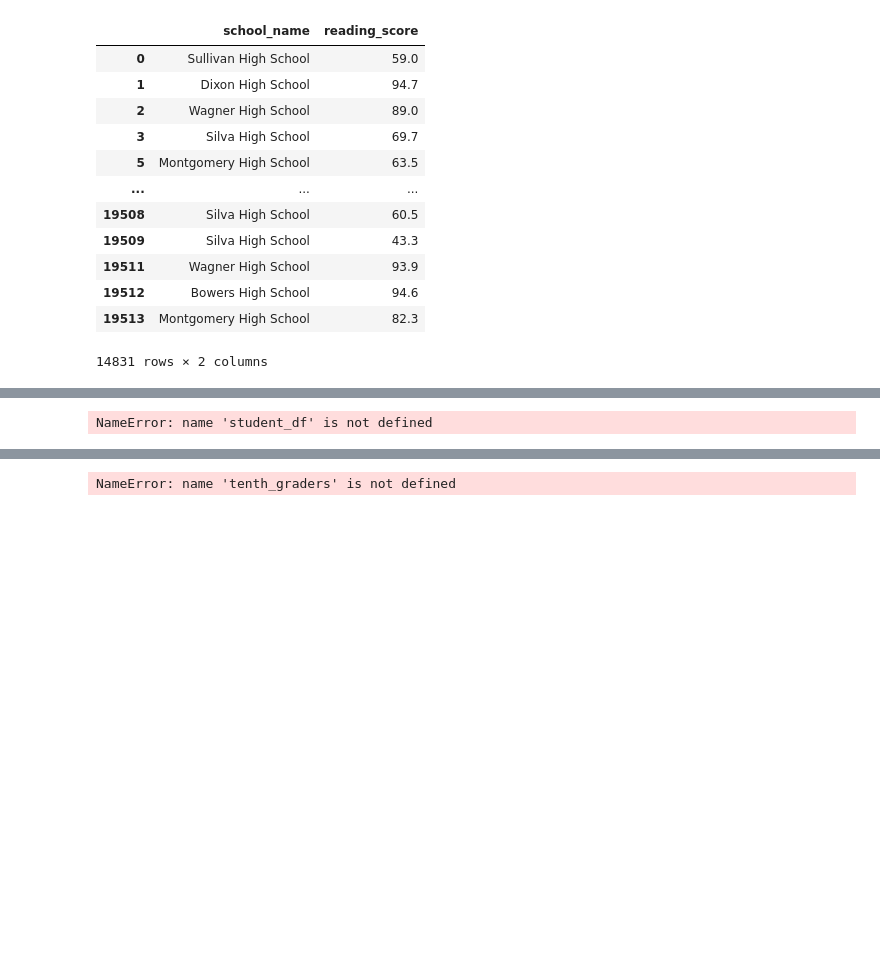
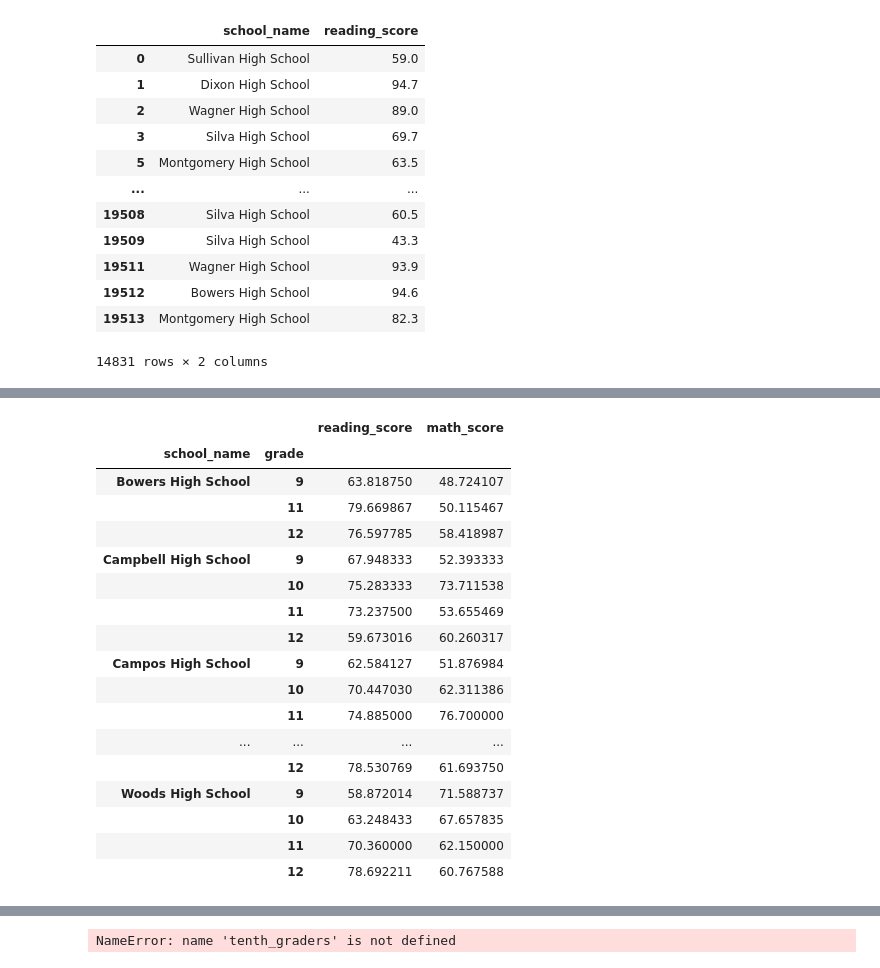
Before and after one commit to LouFoster/Module-4_v2, a Jupyter notebook: Challenge4v2.ipynb, the cells around one changed output, grey strips where cells are left out. Drawn from its saved outputs; the diff is of its cells as text; code cells hidden in the pictures; blank space fills up the shorter version.

```diff
--- a/Challenge4v2.ipynb
+++ b/Challenge4v2.ipynb
@@ -291,7 +323,24 @@ student_data_df.loc[:, ["school_name", "reading_score"]]
 # %%
-avg_by_school = student_df.groupby(['school_name', 'grade']).mean()
+avg_by_school = student_data_df.groupby(['school_name', 'grade']).mean()
 avg_by_school.loc[:, ["reading_score", "math_score"]]
 # %% [output]
-NameError: name 'student_df' is not defined
+|  |  | reading_score | math_score |
+| school_name | grade |  |  |
+| Bowers High School | 9 | 63.818750 | 48.724107 |
+|  | 11 | 79.669867 | 50.115467 |
+|  | 12 | 76.597785 | 58.418987 |
+| Campbell High School | 9 | 67.948333 | 52.393333 |
+|  | 10 | 75.283333 | 73.711538 |
+|  | 11 | 73.237500 | 53.655469 |
+|  | 12 | 59.673016 | 60.260317 |
+| Campos High School | 9 | 62.584127 | 51.876984 |
+|  | 10 | 70.447030 | 62.311386 |
+|  | 11 | 74.885000 | 76.700000 |
+| ... | ... | ... | ... |
+|  | 12 | 78.530769 | 61.693750 |
+| Woods High School | 9 | 58.872014 | 71.588737 |
+|  | 10 | 63.248433 | 67.657835 |
+|  | 11 | 70.360000 | 62.150000 |
+|  | 12 | 78.692211 | 60.767588 |
 # %%
 # Create a grade level DataFrame : look at practice line 144
```
Also changed, not shown: parts of 16 cells of this notebook, 1 other file.
